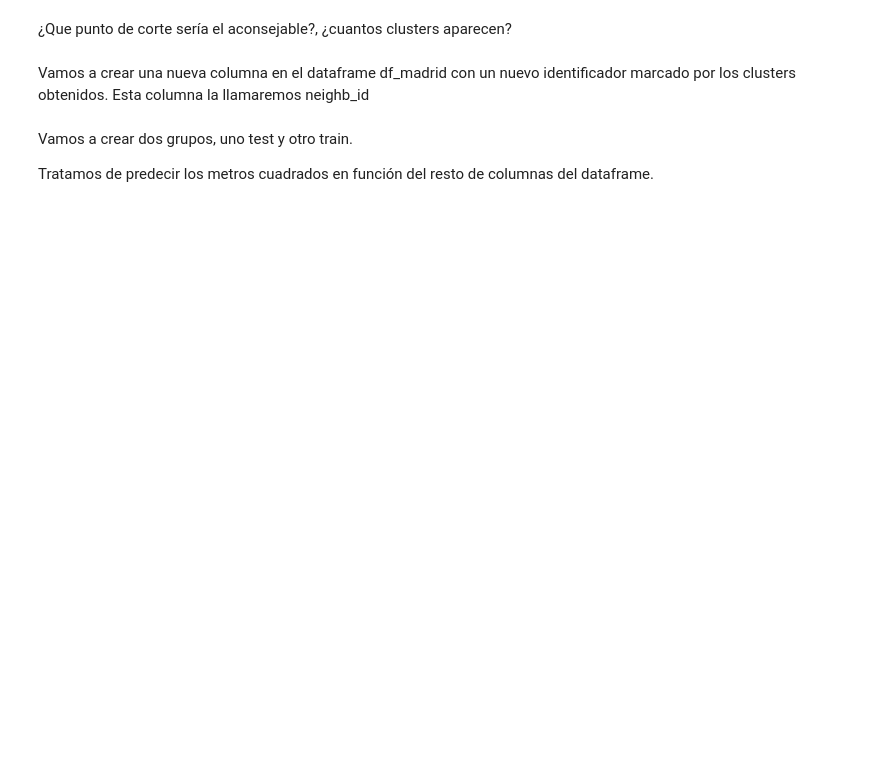
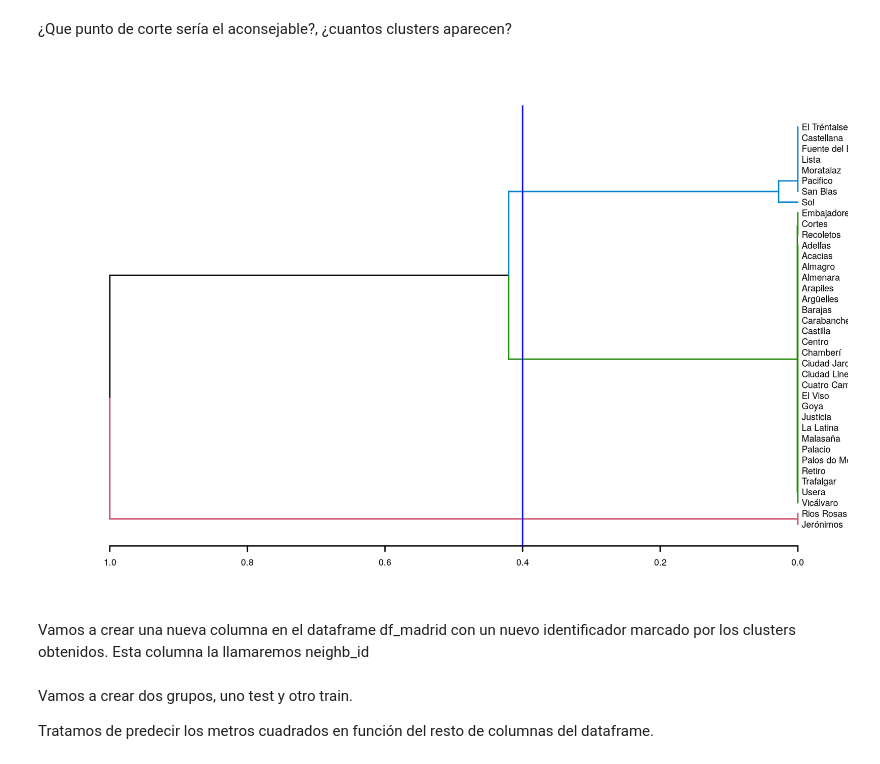
Before and after one commit to emmv20/data-mining, a Jupyter notebook: Practica-AlmadaEmmanuel.ipynb, the cells around one changed output. Cells and saved outputs as stored; diff of their text form; code cells hidden in the pictures; blank space fills up the shorter version.

```diff
--- a/Practica-AlmadaEmmanuel.ipynb
+++ b/Practica-AlmadaEmmanuel.ipynb
@@ -109,4 +187,14 @@ Dibuja un dendrograma de los diferentes barrios.
 # %% [markdown]
 ¿Que punto de corte sería el aconsejable?, ¿cuantos clusters aparecen?
+# %%
+corte = 0.4
+par(cex=0.4)
+plot(color_branches(dendrograma,
+                    h=corte),
+                    horiz=TRUE)
+abline(v=corte,col="blue")
+cl <- cutree_1h.dendrogram(dendrograma,h=0.4)
+# %% [output]
+[figure, added]
 # %% [markdown]
 Vamos a crear una nueva columna en el dataframe df_madrid con un nuevo identificador marcado por los clusters obtenidos. Esta columna la llamaremos neighb_id
```
Also changed, not shown: parts of 21 cells of this notebook.
